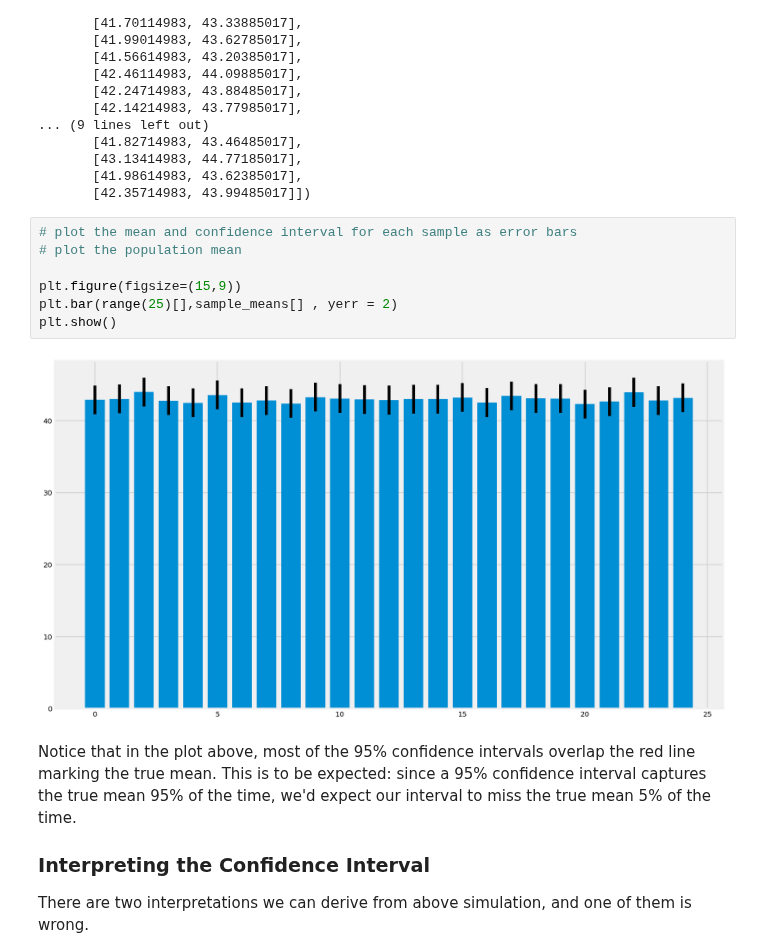
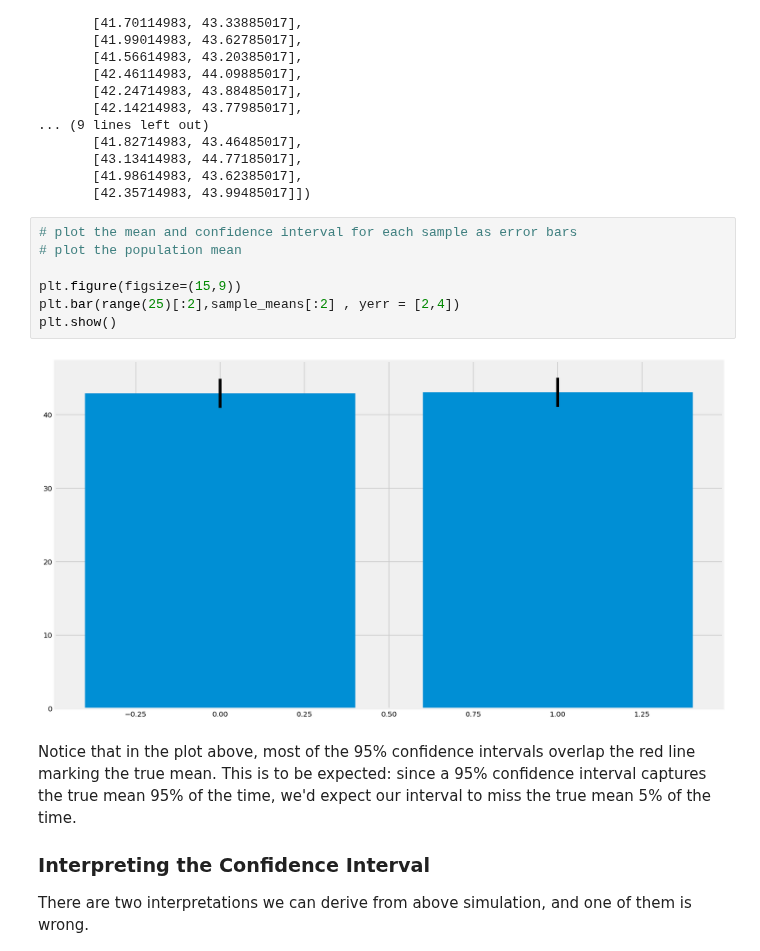
Before and after one commit to Pietrassyk/dsc-confidence-intervals-lab-nyc-ds-career-042219, a Jupyter notebook: index.ipynb, the cells around one changed output. Saved outputs shown, nothing was run; the diff lists cells and outputs as text.

```diff
--- a/index.ipynb
+++ b/index.ipynb
@@ -292,12 +292,12 @@ array([[42.07614983, 43.71385017],
 # %%
 # plot the mean and confidence interval for each sample as error bars
 # plot the population mean
 
 plt.figure(figsize=(15,9))
-plt.bar(range(25)[],sample_means[] , yerr = 2)
+plt.bar(range(25)[:2],sample_means[:2] , yerr = [2,4])
 plt.show()
 # %% [output]
-[figure, old version]
+[figure, new version]
 # %% [markdown]
 Notice that in the plot above, most of the 95% confidence intervals overlap the red line marking the true mean. This is to be expected: since a 95% confidence interval captures the true mean 95% of the time, we'd expect our interval to miss the true mean 5% of the time.
 
```
